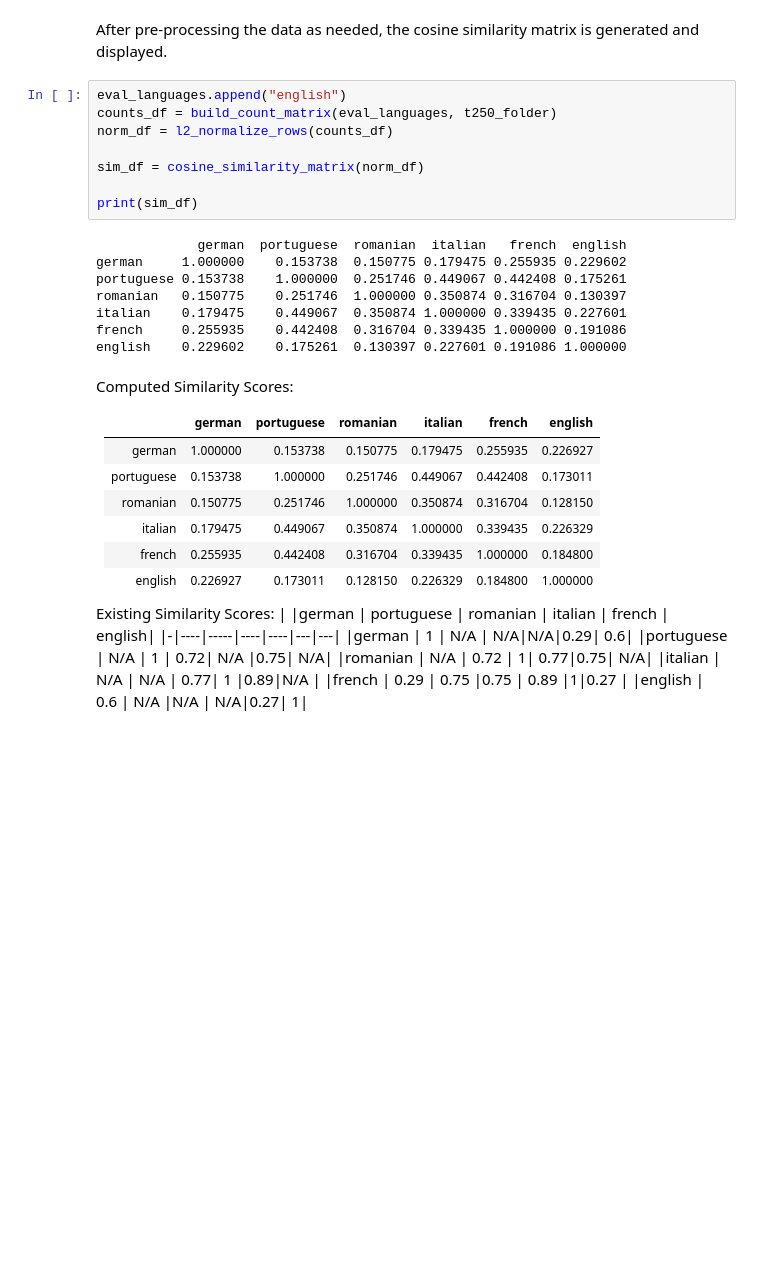
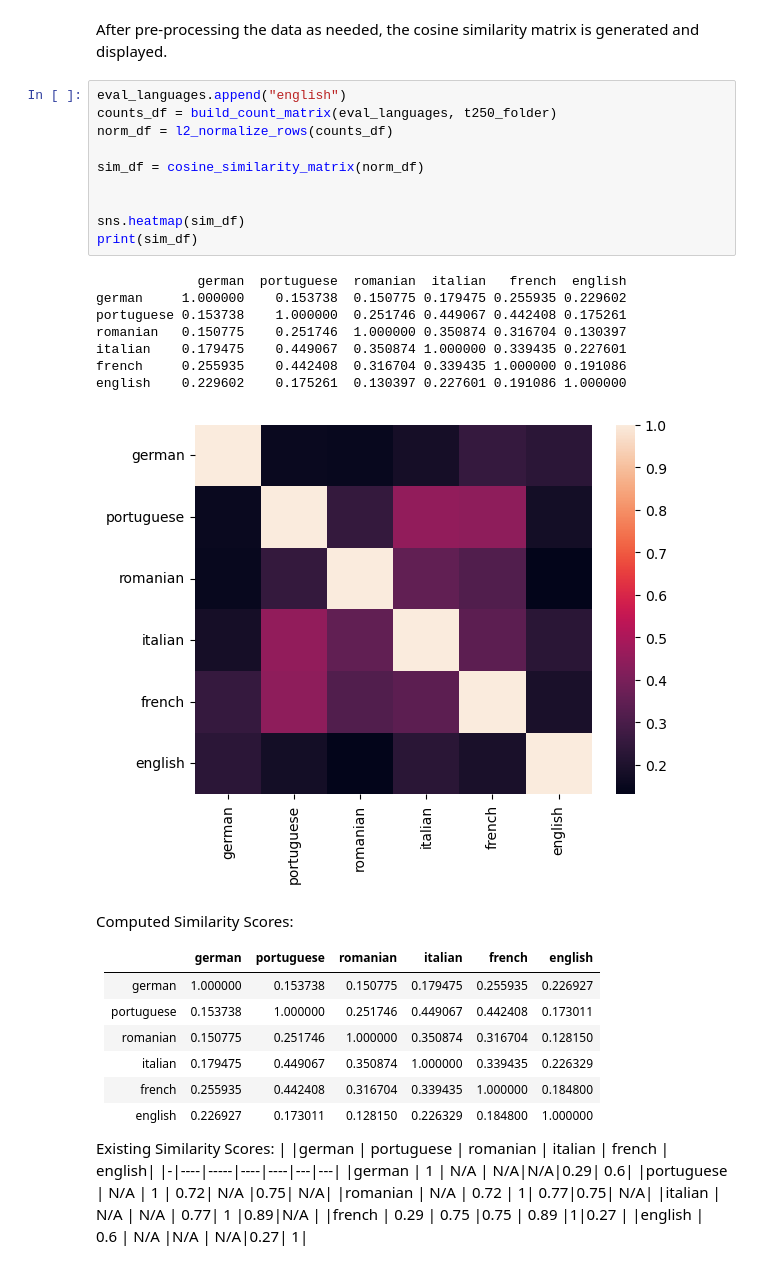
Before and after one commit to clavzno/nlp1000_final, a Jupyter notebook: Main.ipynb, the cells around one changed output. Saved outputs shown, nothing was run; the diff lists cells and outputs as text; blank space fills up the shorter version.

```diff
--- a/Main.ipynb
+++ b/Main.ipynb
@@ -422,19 +414,22 @@ After pre-processing the data as needed, the cosine similarity matrix is generat
 # %%
 eval_languages.append("english")
 counts_df = build_count_matrix(eval_languages, t250_folder)
 norm_df = l2_normalize_rows(counts_df)
 
 sim_df = cosine_similarity_matrix(norm_df)
 
+
+sns.heatmap(sim_df)
 print(sim_df)
 # %% [output]
              german  portuguese  romanian  italian   french  english
 german     1.000000    0.153738  0.150775 0.179475 0.255935 0.229602
 portuguese 0.153738    1.000000  0.251746 0.449067 0.442408 0.175261
 romanian   0.150775    0.251746  1.000000 0.350874 0.316704 0.130397
 italian    0.179475    0.449067  0.350874 1.000000 0.339435 0.227601
 french     0.255935    0.442408  0.316704 0.339435 1.000000 0.191086
 english    0.229602    0.175261  0.130397 0.227601 0.191086 1.000000
+[figure, added]
 # %% [markdown]
 Computed Similarity Scores:
 
```
Also changed, not shown: parts of 9 cells of this notebook, 1 other file.
